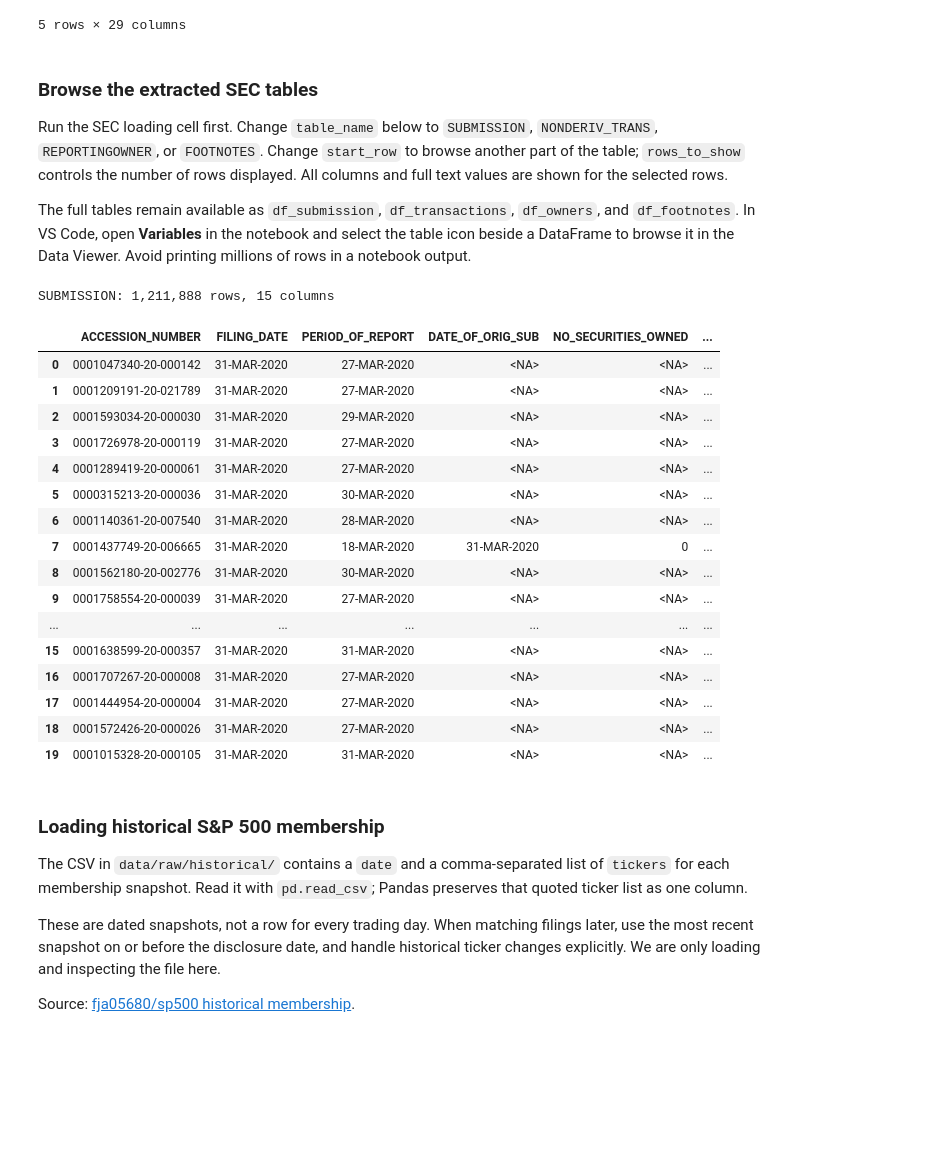
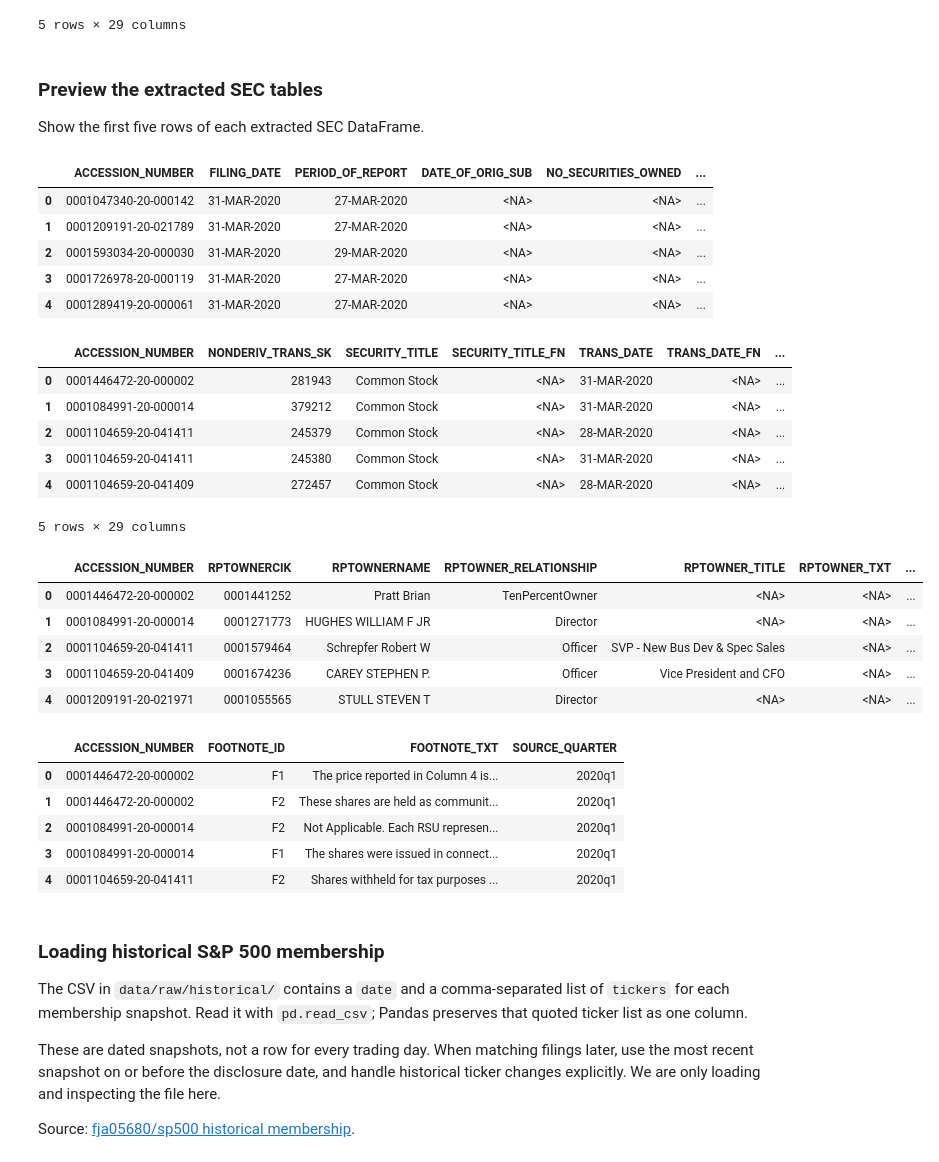
Before and after one commit to Vansh-Kakra/DSproject, a Jupyter notebook: insider-trading-phase2/phase2_insider_trading.ipynb, the cells around one changed output. Cells and saved outputs as stored; diff of their text form; code cells hidden in the pictures; blank space fills up the shorter version.

```diff
--- a/insider-trading-phase2/phase2_insider_trading.ipynb
+++ b/insider-trading-phase2/phase2_insider_trading.ipynb
@@ -173,47 +173,40 @@ Transaction columns: ['ACCESSION_NUMBER', 'NONDERIV_TRANS_SK', 'SECURITY_TITLE',
 | 4 | 0001104659-20-041409 | 272457 | Common Stock | <NA> | 28-MAR-2020 | <NA> | ... |
 5 rows × 29 columns
 # %% [markdown]
-### Browse the extracted SEC tables
+### Preview the extracted SEC tables
 
-Run the SEC loading cell first. Change `table_name` below to `SUBMISSION`,
-`NONDERIV_TRANS`, `REPORTINGOWNER`, or `FOOTNOTES`. Change `start_row` to browse
-another part of the table; `rows_to_show` controls the number of rows displayed.
-All columns and full text values are shown for the selected rows.
-
-The full tables remain available as `df_submission`, `df_transactions`,
-`df_owners`, and `df_footnotes`. In VS Code, open **Variables** in the notebook
-and select the table icon beside a DataFrame to browse it in the Data Viewer.
-Avoid printing millions of rows in a notebook output.
+Show the first five rows of each extracted SEC DataFrame.
 # %%
-# Browse a manageable section of any extracted SEC table.
-table_name = "SUBMISSION"
-start_row = 0
-rows_to_show = 20
-
-frame = sec_tables[table_name]
-print(f"{table_name}: {len(frame):,} rows, {frame.shape[1]} columns")
-with pd.option_context("display.max_columns", None, "display.max_colwidth", None,
-                       "display.max_rows", rows_to_show):
-    display(frame.iloc[start_row:start_row + rows_to_show])
+display(df_submission.head())
+display(df_transactions.head())
+display(df_owners.head())
+display(df_footnotes.head())
 # %% [output]
+|  | ACCESSION_NUMBER | FILING_DATE | PERIOD_OF_REPORT | DATE_OF_ORIG_SUB | NO_SECURITIES_OWNED | ... |
+| 0 | 0001047340-20-000142 | 31-MAR-2020 | 27-MAR-2020 | <NA> | <NA> | ... |
+| 1 | 0001209191-20-021789 | 31-MAR-2020 | 27-MAR-2020 | <NA> | <NA> | ... |
+| 2 | 0001593034-20-000030 | 31-MAR-2020 | 29-MAR-2020 | <NA> | <NA> | ... |
+| 3 | 0001726978-20-000119 | 31-MAR-2020 | 27-MAR-2020 | <NA> | <NA> | ... |
+| 4 | 0001289419-20-000061 | 31-MAR-2020 | 27-MAR-2020 | <NA> | <NA> | ... |
+|  | ACCESSION_NUMBER | NONDERIV_TRANS_SK | SECURITY_TITLE | SECURITY_TITLE_FN | TRANS_DATE | TRANS_DATE_FN | ... |
+| 0 | 0001446472-20-000002 | 281943 | Common Stock | <NA> | 31-MAR-2020 | <NA> | ... |
+| 1 | 0001084991-20-000014 | 379212 | Common Stock | <NA> | 31-MAR-2020 | <NA> | ... |
+| 2 | 0001104659-20-041411 | 245379 | Common Stock | <NA> | 28-MAR-2020 | <NA> | ... |
+| 3 | 0001104659-20-041411 | 245380 | Common Stock | <NA> | 31-MAR-2020 | <NA> | ... |
+| 4 | 0001104659-20-041409 | 272457 | Common Stock | <NA> | 28-MAR-2020 | <NA> | ... |
-SUBMISSION: 1,211,888 rows, 15 columns
+5 rows × 29 columns
-|  | ACCESSION_NUMBER | FILING_DATE | PERIOD_OF_REPORT | DATE_OF_ORIG_SUB | NO_SECURITIES_OWNED | ... |
-| 0 | 0001047340-20-000142 | 31-MAR-2020 | 27-MAR-2020 | <NA> | <NA> | ... |
-| 1 | 0001209191-20-021789 | 31-MAR-2020 | 27-MAR-2020 | <NA> | <NA> | ... |
-| 2 | 0001593034-20-000030 | 31-MAR-2020 | 29-MAR-2020 | <NA> | <NA> | ... |
-| 3 | 0001726978-20-000119 | 31-MAR-2020 | 27-MAR-2020 | <NA> | <NA> | ... |
-| 4 | 0001289419-20-000061 | 31-MAR-2020 | 27-MAR-2020 | <NA> | <NA> | ... |
-| 5 | 0000315213-20-000036 | 31-MAR-2020 | 30-MAR-2020 | <NA> | <NA> | ... |
-| 6 | 0001140361-20-007540 | 31-MAR-2020 | 28-MAR-2020 | <NA> | <NA> | ... |
-| 7 | 0001437749-20-006665 | 31-MAR-2020 | 18-MAR-2020 | 31-MAR-2020 | 0 | ... |
-| 8 | 0001562180-20-002776 | 31-MAR-2020 | 30-MAR-2020 | <NA> | <NA> | ... |
-| 9 | 0001758554-20-000039 | 31-MAR-2020 | 27-MAR-2020 | <NA> | <NA> | ... |
-| ... | ... | ... | ... | ... | ... | ... |
-| 15 | 0001638599-20-000357 | 31-MAR-2020 | 31-MAR-2020 | <NA> | <NA> | ... |
-| 16 | 0001707267-20-000008 | 31-MAR-2020 | 27-MAR-2020 | <NA> | <NA> | ... |
-| 17 | 0001444954-20-000004 | 31-MAR-2020 | 27-MAR-2020 | <NA> | <NA> | ... |
-| 18 | 0001572426-20-000026 | 31-MAR-2020 | 27-MAR-2020 | <NA> | <NA> | ... |
-| 19 | 0001015328-20-000105 | 31-MAR-2020 | 31-MAR-2020 | <NA> | <NA> | ... |
+|  | ACCESSION_NUMBER | RPTOWNERCIK | RPTOWNERNAME | RPTOWNER_RELATIONSHIP | RPTOWNER_TITLE | RPTOWNER_TXT | ... |
+| 0 | 0001446472-20-000002 | 0001441252 | Pratt Brian | TenPercentOwner | <NA> | <NA> | ... |
+| 1 | 0001084991-20-000014 | 0001271773 | HUGHES WILLIAM F JR | Director | <NA> | <NA> | ... |
+| 2 | 0001104659-20-041411 | 0001579464 | Schrepfer Robert W | Officer | SVP - New Bus Dev & Spec Sales | <NA> | ... |
+| 3 | 0001104659-20-041409 | 0001674236 | CAREY STEPHEN P. | Officer | Vice President and CFO | <NA> | ... |
+| 4 | 0001209191-20-021971 | 0001055565 | STULL STEVEN T | Director | <NA> | <NA> | ... |
+|  | ACCESSION_NUMBER | FOOTNOTE_ID | FOOTNOTE_TXT | SOURCE_QUARTER |
+| 0 | 0001446472-20-000002 | F1 | The price reported in Column 4 is... | 2020q1 |
+| 1 | 0001446472-20-000002 | F2 | These shares are held as communit... | 2020q1 |
+| 2 | 0001084991-20-000014 | F2 | Not Applicable. Each RSU represen... | 2020q1 |
+| 3 | 0001084991-20-000014 | F1 | The shares were issued in connect... | 2020q1 |
+| 4 | 0001104659-20-041411 | F2 | Shares withheld for tax purposes ... | 2020q1 |
 # %% [markdown]
 ### Loading historical S&P 500 membership
 
```
Also changed, not shown: parts of 8 cells of this notebook, 3 other files.
